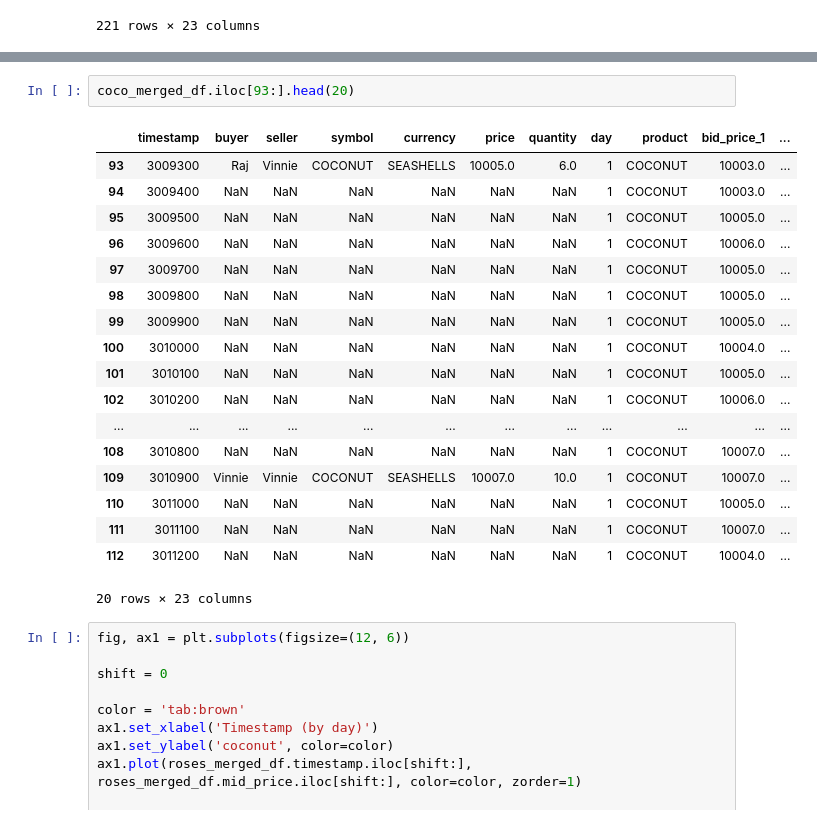
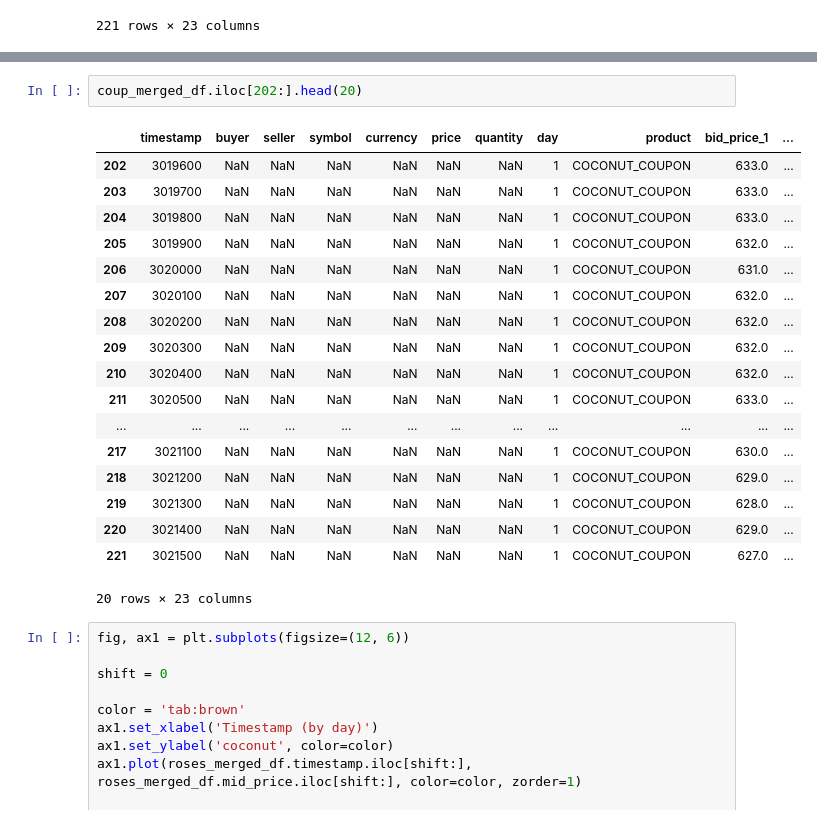
Before and after one commit to felixpoirier1/Prosperity, a Jupyter notebook: round_5_test.ipynb, the cells around one changed output, grey strips where cells are left out. Cells and saved outputs as stored; diff of their text form.

```diff
--- a/round_5_test.ipynb
+++ b/round_5_test.ipynb
@@ -99,23 +131,23 @@ coco_merged_df[coco_merged_df['seller'] == 'Raj']
 # %%
-coco_merged_df.iloc[93:].head(20)
+coup_merged_df.iloc[202:].head(20)
 # %% [output]
 |  | timestamp | buyer | seller | symbol | currency | price | quantity | day | product | bid_price_1 | ... |
-| 93 | 3009300 | Raj | Vinnie | COCONUT | SEASHELLS | 10005.0 | 6.0 | 1 | COCONUT | 10003.0 | ... |
-| 94 | 3009400 | NaN | NaN | NaN | NaN | NaN | NaN | 1 | COCONUT | 10003.0 | ... |
-| 95 | 3009500 | NaN | NaN | NaN | NaN | NaN | NaN | 1 | COCONUT | 10005.0 | ... |
-| 96 | 3009600 | NaN | NaN | NaN | NaN | NaN | NaN | 1 | COCONUT | 10006.0 | ... |
-| 97 | 3009700 | NaN | NaN | NaN | NaN | NaN | NaN | 1 | COCONUT | 10005.0 | ... |
-| 98 | 3009800 | NaN | NaN | NaN | NaN | NaN | NaN | 1 | COCONUT | 10005.0 | ... |
-| 99 | 3009900 | NaN | NaN | NaN | NaN | NaN | NaN | 1 | COCONUT | 10005.0 | ... |
-| 100 | 3010000 | NaN | NaN | NaN | NaN | NaN | NaN | 1 | COCONUT | 10004.0 | ... |
-| 101 | 3010100 | NaN | NaN | NaN | NaN | NaN | NaN | 1 | COCONUT | 10005.0 | ... |
-| 102 | 3010200 | NaN | NaN | NaN | NaN | NaN | NaN | 1 | COCONUT | 10006.0 | ... |
+| 202 | 3019600 | NaN | NaN | NaN | NaN | NaN | NaN | 1 | COCONUT_COUPON | 633.0 | ... |
+| 203 | 3019700 | NaN | NaN | NaN | NaN | NaN | NaN | 1 | COCONUT_COUPON | 633.0 | ... |
+| 204 | 3019800 | NaN | NaN | NaN | NaN | NaN | NaN | 1 | COCONUT_COUPON | 633.0 | ... |
+| 205 | 3019900 | NaN | NaN | NaN | NaN | NaN | NaN | 1 | COCONUT_COUPON | 632.0 | ... |
+| 206 | 3020000 | NaN | NaN | NaN | NaN | NaN | NaN | 1 | COCONUT_COUPON | 631.0 | ... |
+| 207 | 3020100 | NaN | NaN | NaN | NaN | NaN | NaN | 1 | COCONUT_COUPON | 632.0 | ... |
+| 208 | 3020200 | NaN | NaN | NaN | NaN | NaN | NaN | 1 | COCONUT_COUPON | 632.0 | ... |
+| 209 | 3020300 | NaN | NaN | NaN | NaN | NaN | NaN | 1 | COCONUT_COUPON | 632.0 | ... |
+| 210 | 3020400 | NaN | NaN | NaN | NaN | NaN | NaN | 1 | COCONUT_COUPON | 632.0 | ... |
+| 211 | 3020500 | NaN | NaN | NaN | NaN | NaN | NaN | 1 | COCONUT_COUPON | 633.0 | ... |
 | ... | ... | ... | ... | ... | ... | ... | ... | ... | ... | ... | ... |
-| 108 | 3010800 | NaN | NaN | NaN | NaN | NaN | NaN | 1 | COCONUT | 10007.0 | ... |
-| 109 | 3010900 | Vinnie | Vinnie | COCONUT | SEASHELLS | 10007.0 | 10.0 | 1 | COCONUT | 10007.0 | ... |
-| 110 | 3011000 | NaN | NaN | NaN | NaN | NaN | NaN | 1 | COCONUT | 10005.0 | ... |
-| 111 | 3011100 | NaN | NaN | NaN | NaN | NaN | NaN | 1 | COCONUT | 10007.0 | ... |
-| 112 | 3011200 | NaN | NaN | NaN | NaN | NaN | NaN | 1 | COCONUT | 10004.0 | ... |
+| 217 | 3021100 | NaN | NaN | NaN | NaN | NaN | NaN | 1 | COCONUT_COUPON | 630.0 | ... |
+| 218 | 3021200 | NaN | NaN | NaN | NaN | NaN | NaN | 1 | COCONUT_COUPON | 629.0 | ... |
+| 219 | 3021300 | NaN | NaN | NaN | NaN | NaN | NaN | 1 | COCONUT_COUPON | 628.0 | ... |
+| 220 | 3021400 | NaN | NaN | NaN | NaN | NaN | NaN | 1 | COCONUT_COUPON | 629.0 | ... |
+| 221 | 3021500 | NaN | NaN | NaN | NaN | NaN | NaN | 1 | COCONUT_COUPON | 627.0 | ... |
 20 rows × 23 columns
 # %%
 fig, ax1 = plt.subplots(figsize=(12, 6))
```
Also changed, not shown: parts of 7 cells of this notebook.
